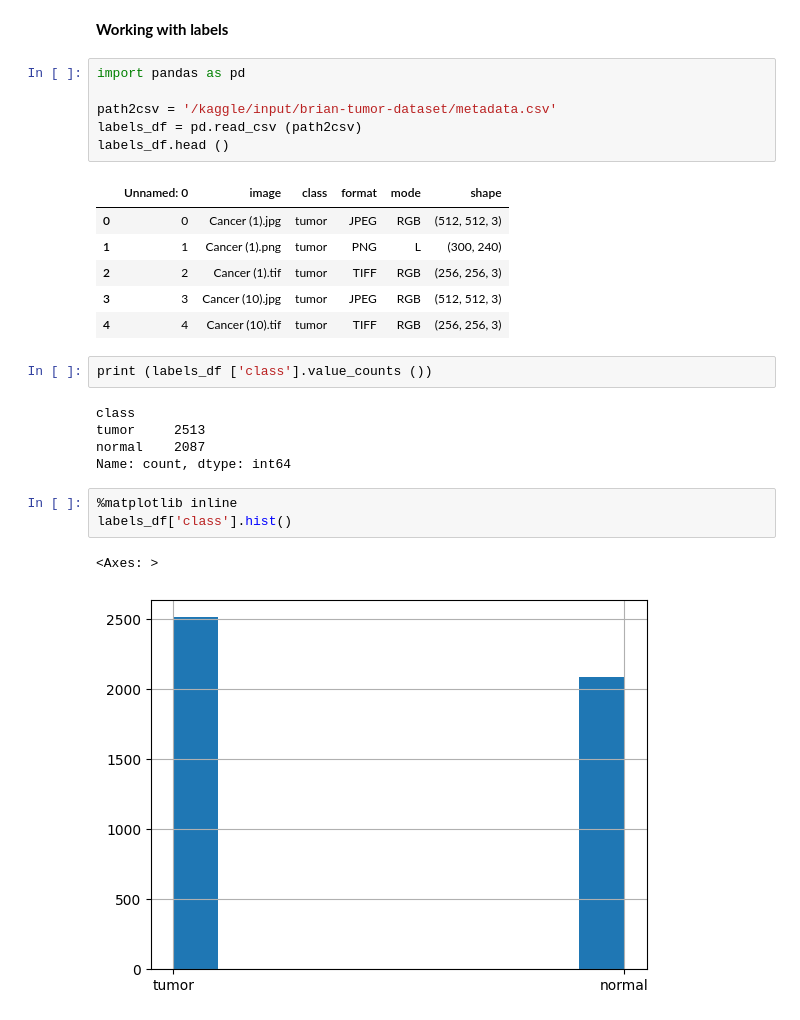
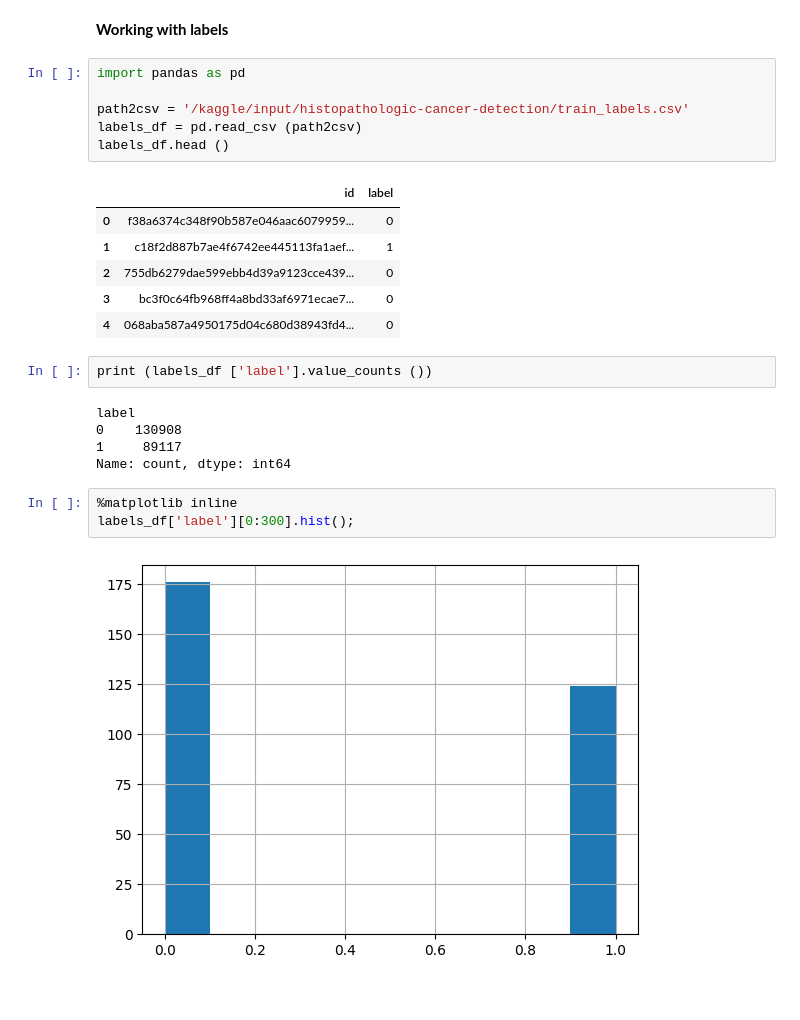
Before and after one commit to AleksandrMorozov123/Computer-vision-with-PyTorch, a Jupyter notebook: computer-vision-with-pytorch.ipynb, the cells around one changed output. Drawn from its saved outputs; the diff is of its cells as text.

Commit message:
Kaggle Notebook | Computer vision with PyTorch | Version 8

```diff
--- a/computer-vision-with-pytorch.ipynb
+++ b/computer-vision-with-pytorch.ipynb
@@ -462,29 +462,28 @@ epoch: 4, train loss: 0.293268, val_loss: 0.371876, accuracy: 87.33
 # %%
 import pandas as pd
 
-path2csv = '/kaggle/input/brian-tumor-dataset/metadata.csv'
+path2csv = '/kaggle/input/histopathologic-cancer-detection/train_labels.csv'
 labels_df = pd.read_csv (path2csv)
 labels_df.head ()
 # %% [output]
-|  | Unnamed: 0 | image | class | format | mode | shape |
-| 0 | 0 | Cancer (1).jpg | tumor | JPEG | RGB | (512, 512, 3) |
-| 1 | 1 | Cancer (1).png | tumor | PNG | L | (300, 240) |
-| 2 | 2 | Cancer (1).tif | tumor | TIFF | RGB | (256, 256, 3) |
-| 3 | 3 | Cancer (10).jpg | tumor | JPEG | RGB | (512, 512, 3) |
-| 4 | 4 | Cancer (10).tif | tumor | TIFF | RGB | (256, 256, 3) |
+|  | id | label |
+| 0 | f38a6374c348f90b587e046aac6079959... | 0 |
+| 1 | c18f2d887b7ae4f6742ee445113fa1aef... | 1 |
+| 2 | 755db6279dae599ebb4d39a9123cce439... | 0 |
+| 3 | bc3f0c64fb968ff4a8bd33af6971ecae7... | 0 |
+| 4 | 068aba587a4950175d04c680d38943fd4... | 0 |
 # %%
-print (labels_df ['class'].value_counts ())
+print (labels_df ['label'].value_counts ())
 # %% [output]
-class
-tumor     2513
-normal    2087
+label
+0    130908
+1     89117
 Name: count, dtype: int64
 # %%
 %matplotlib inline
-labels_df['class'].hist()
+labels_df['label'][0:300].hist();
 # %% [output]
-<Axes: >
-[figure, old version]
+[figure, new version]
 # %%
 import matplotlib.pylab as plt
 from PIL import Image, ImageDraw
```
Also changed, not shown: parts of 9 cells of this notebook.
